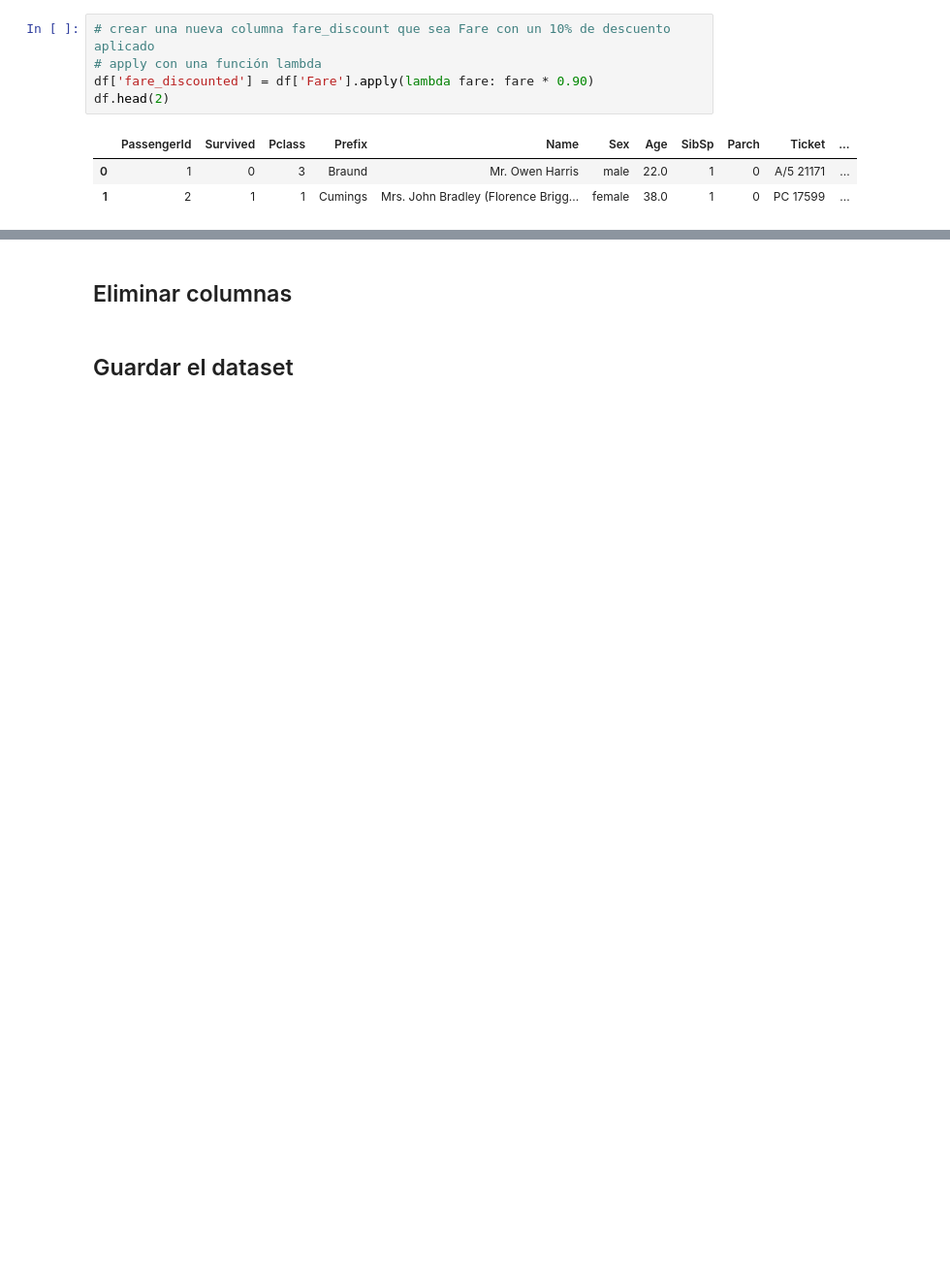
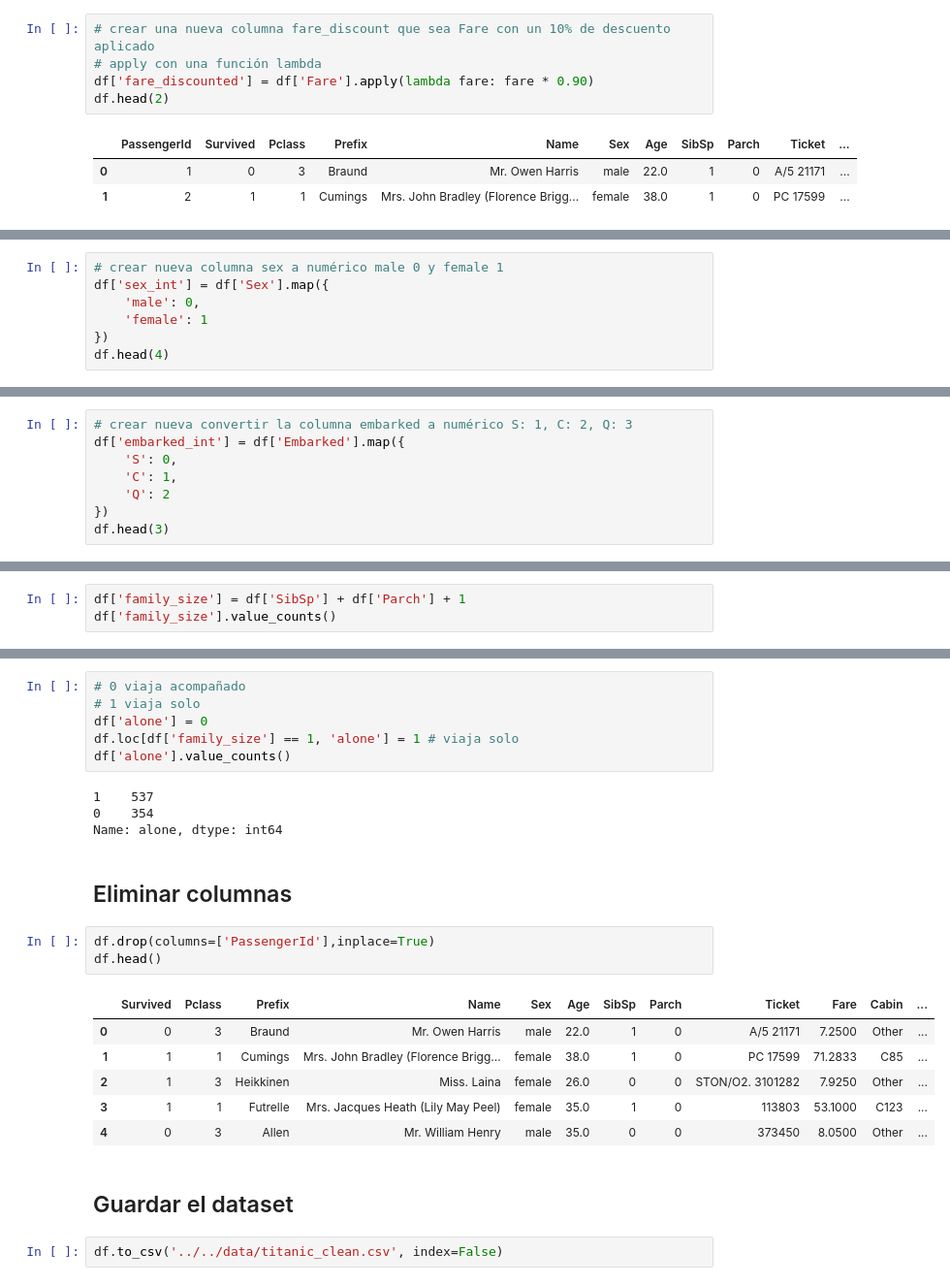
Before and after one commit to Jholman-Andres-Cuartas/curso_analisis_Jholman_cuartas, a Jupyter notebook: m4-pandas/1.operaciones/7.titanic.ipynb, the cells around one changed output, grey strips where cells are left out. Shown at 97% size. Saved outputs shown, nothing was run; the diff lists cells and outputs as text; blank space fills up the shorter version.

Commit message:
analissi de BD Titanic2 guardadada clean

```diff
--- a/m4-pandas/1.operaciones/7.titanic.ipynb
+++ b/m4-pandas/1.operaciones/7.titanic.ipynb
@@ -183,0 +183,7 @@ df.head(2)
+# %%
+# crear nueva columna sex a numérico male 0 y female 1
+df['sex_int'] = df['Sex'].map({
+    'male': 0,
+    'female': 1
+})
+df.head(4)
@@ -183,0 +196,8 @@ df.head(2)
+# %%
+# crear nueva convertir la columna embarked a numérico S: 1, C: 2, Q: 3
+df['embarked_int'] = df['Embarked'].map({
+    'S': 0,
+    'C': 1,
+    'Q': 2
+})
+df.head(3)
@@ -183,0 +229,3 @@ df.head(2)
+# %%
+df['family_size'] = df['SibSp'] + df['Parch'] + 1
+df['family_size'].value_counts()
@@ -184,4 +243,26 @@ df.head(2)
+# %%
+# 0 viaja acompañado
+# 1 viaja solo
+df['alone'] = 0
+df.loc[df['family_size'] == 1, 'alone'] = 1 # viaja solo
+df['alone'].value_counts()
+# %% [output]
+1    537
+0    354
+Name: alone, dtype: int64
 # %% [markdown]
 ## Eliminar columnas
+# %%
+df.drop(columns=['PassengerId'],inplace=True)
+df.head()
+# %% [output]
+|  | Survived | Pclass | Prefix | Name | Sex | Age | SibSp | Parch | Ticket | Fare | Cabin | ... |
+| 0 | 0 | 3 | Braund | Mr. Owen Harris | male | 22.0 | 1 | 0 | A/5 21171 | 7.2500 | Other | ... |
+| 1 | 1 | 1 | Cumings | Mrs. John Bradley (Florence Brigg... | female | 38.0 | 1 | 0 | PC 17599 | 71.2833 | C85 | ... |
+| 2 | 1 | 3 | Heikkinen | Miss. Laina | female | 26.0 | 0 | 0 | STON/O2. 3101282 | 7.9250 | Other | ... |
+| 3 | 1 | 1 | Futrelle | Mrs. Jacques Heath (Lily May Peel) | female | 35.0 | 1 | 0 | 113803 | 53.1000 | C123 | ... |
+| 4 | 0 | 3 | Allen | Mr. William Henry | male | 35.0 | 0 | 0 | 373450 | 8.0500 | Other | ... |
 # %% [markdown]
 ## Guardar el dataset
+# %%
+df.to_csv('../../data/titanic_clean.csv', index=False)
```
Also changed, not shown: parts of 8 cells of this notebook.
